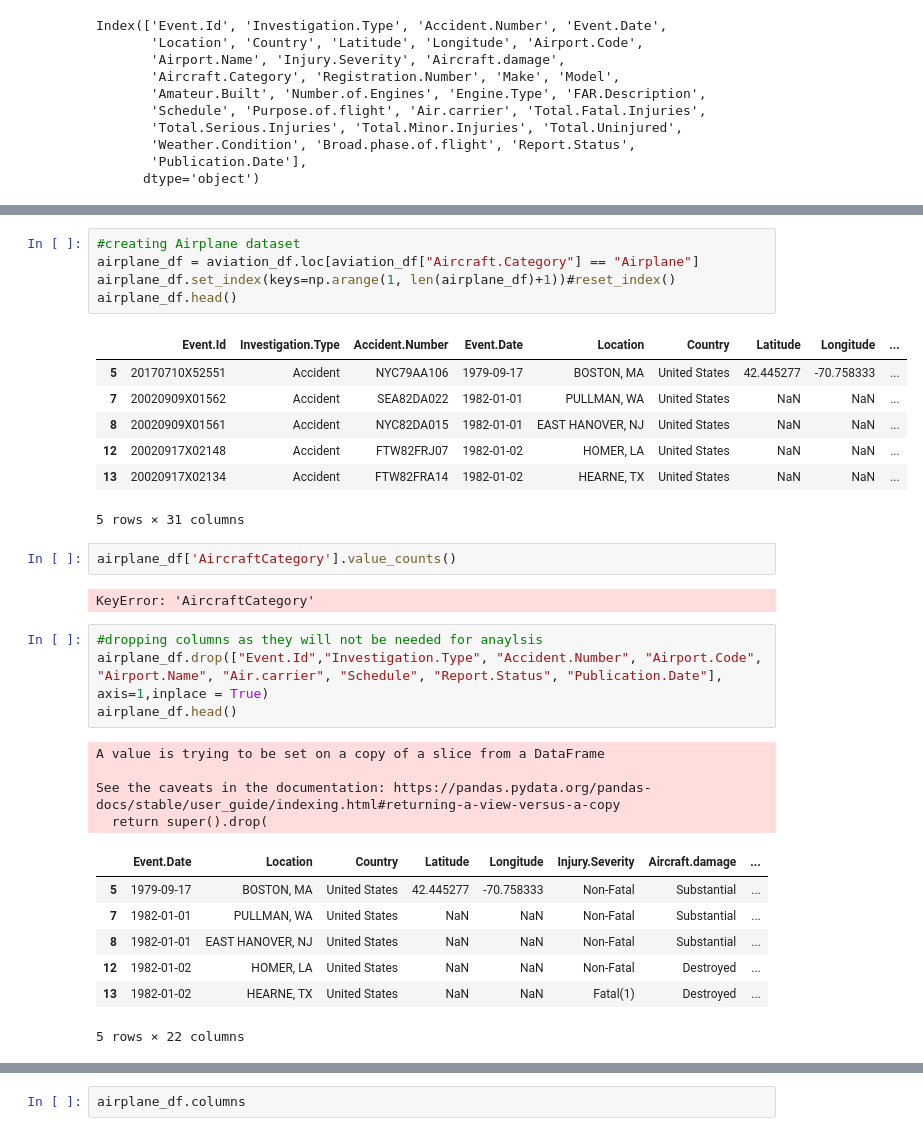
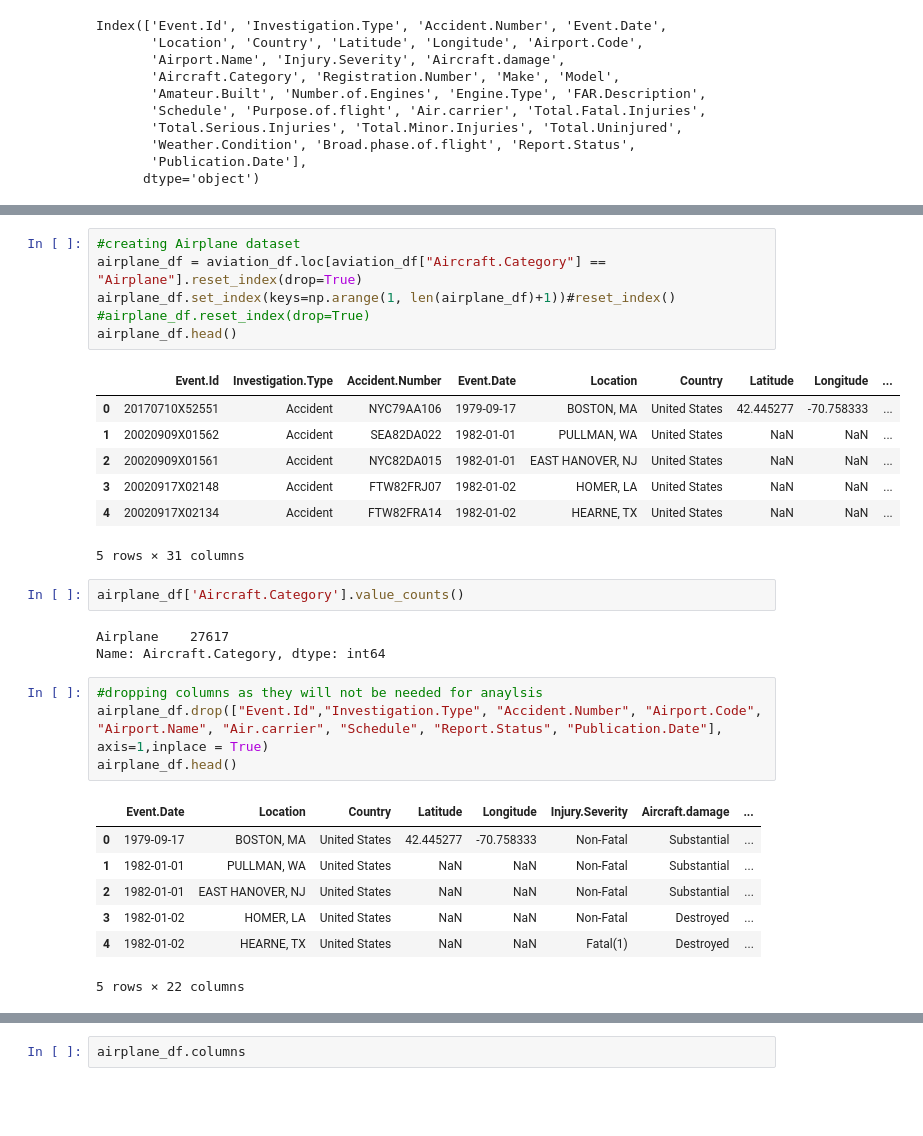
Before and after one commit to mercy-gh/Phase1Project, a Jupyter notebook: index.ipynb, the cells around one changed output, grey strips where cells are left out. Saved outputs shown, nothing was run; the diff lists cells and outputs as text; blank space fills up the shorter version.

```diff
--- a/index.ipynb
+++ b/index.ipynb
@@ -222,37 +222,35 @@ Rocket                   1
 Name: Aircraft.Category, dtype: int64
 # %%
 #creating Airplane dataset
-airplane_df = aviation_df.loc[aviation_df["Aircraft.Category"] == "Airplane"]
+airplane_df = aviation_df.loc[aviation_df["Aircraft.Category"] == "Airplane"].reset_index(drop=True)
 airplane_df.set_index(keys=np.arange(1, len(airplane_df)+1))#reset_index()
+#airplane_df.reset_index(drop=True)
 airplane_df.head()
 # %% [output]
 |  | Event.Id | Investigation.Type | Accident.Number | Event.Date | Location | Country | Latitude | Longitude | ... |
-| 5 | 20170710X52551 | Accident | NYC79AA106 | 1979-09-17 | BOSTON, MA | United States | 42.445277 | -70.758333 | ... |
-| 7 | 20020909X01562 | Accident | SEA82DA022 | 1982-01-01 | PULLMAN, WA | United States | NaN | NaN | ... |
-| 8 | 20020909X01561 | Accident | NYC82DA015 | 1982-01-01 | EAST HANOVER, NJ | United States | NaN | NaN | ... |
-| 12 | 20020917X02148 | Accident | FTW82FRJ07 | 1982-01-02 | HOMER, LA | United States | NaN | NaN | ... |
-| 13 | 20020917X02134 | Accident | FTW82FRA14 | 1982-01-02 | HEARNE, TX | United States | NaN | NaN | ... |
+| 0 | 20170710X52551 | Accident | NYC79AA106 | 1979-09-17 | BOSTON, MA | United States | 42.445277 | -70.758333 | ... |
+| 1 | 20020909X01562 | Accident | SEA82DA022 | 1982-01-01 | PULLMAN, WA | United States | NaN | NaN | ... |
+| 2 | 20020909X01561 | Accident | NYC82DA015 | 1982-01-01 | EAST HANOVER, NJ | United States | NaN | NaN | ... |
+| 3 | 20020917X02148 | Accident | FTW82FRJ07 | 1982-01-02 | HOMER, LA | United States | NaN | NaN | ... |
+| 4 | 20020917X02134 | Accident | FTW82FRA14 | 1982-01-02 | HEARNE, TX | United States | NaN | NaN | ... |
 5 rows × 31 columns
 # %%
-airplane_df['AircraftCategory'].value_counts()
+airplane_df['Aircraft.Category'].value_counts()
 # %% [output]
-KeyError: 'AircraftCategory'
+Airplane    27617
+Name: Aircraft.Category, dtype: int64
 # %%
 #dropping columns as they will not be needed for anaylsis
 airplane_df.drop(["Event.Id","Investigation.Type", "Accident.Number", "Airport.Code", "Airport.Name", "Air.carrier", "Schedule", "Report.Status", "Publication.Date"], axis=1,inplace = True)
 airplane_df.head()
 # %% [output]
+|  | Event.Date | Location | Country | Latitude | Longitude | Injury.Severity | Aircraft.damage | ... |
+| 0 | 1979-09-17 | BOSTON, MA | United States | 42.445277 | -70.758333 | Non-Fatal | Substantial | ... |
+| 1 | 1982-01-01 | PULLMAN, WA | United States | NaN | NaN | Non-Fatal | Substantial | ... |
+| 2 | 1982-01-01 | EAST HANOVER, NJ | United States | NaN | NaN | Non-Fatal | Substantial | ... |
+| 3 | 1982-01-02 | HOMER, LA | United States | NaN | NaN | Non-Fatal | Destroyed | ... |
+| 4 | 1982-01-02 | HEARNE, TX | United States | NaN | NaN | Fatal(1) | Destroyed | ... |
-A value is trying to be set on a copy of a slice from a DataFrame
-
-See the caveats in the documentation: https://pandas.pydata.org/pandas-docs/stable/user_guide/indexing.html#returning-a-view-versus-a-copy
-  return super().drop(
+5 rows × 22 columns
-|  | Event.Date | Location | Country | Latitude | Longitude | Injury.Severity | Aircraft.damage | ... |
-| 5 | 1979-09-17 | BOSTON, MA | United States | 42.445277 | -70.758333 | Non-Fatal | Substantial | ... |
-| 7 | 1982-01-01 | PULLMAN, WA | United States | NaN | NaN | Non-Fatal | Substantial | ... |
-| 8 | 1982-01-01 | EAST HANOVER, NJ | United States | NaN | NaN | Non-Fatal | Substantial | ... |
-| 12 | 1982-01-02 | HOMER, LA | United States | NaN | NaN | Non-Fatal | Destroyed | ... |
-| 13 | 1982-01-02 | HEARNE, TX | United States | NaN | NaN | Fatal(1) | Destroyed | ... |
-5 rows × 22 columns
 # %%
 airplane_df.tail()
 # %% [output]
```
Also changed, not shown: parts of 32 cells of this notebook, 1 other file.
